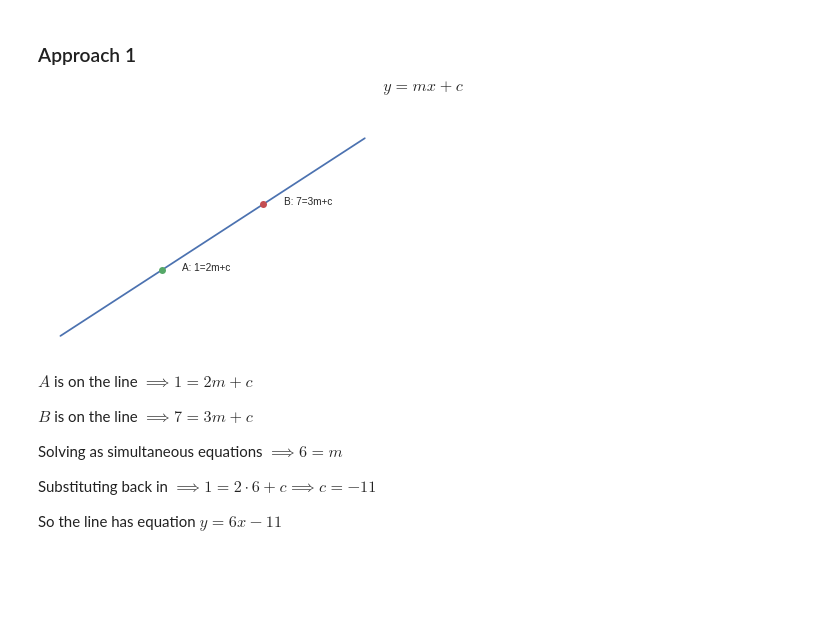
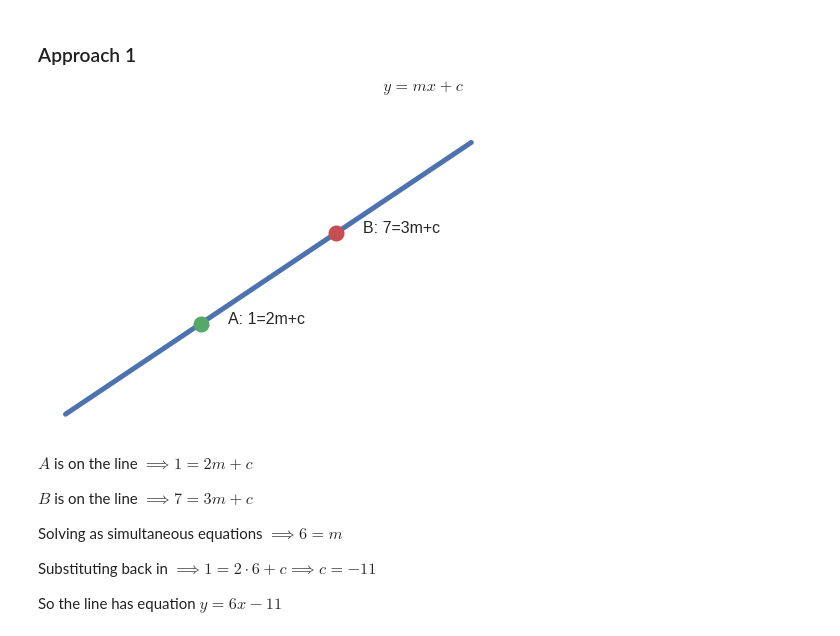
Before and after one commit to adacollege/maths-1-coordinategeometry, a Jupyter notebook: straight lines.ipynb, the cells around one changed output. Saved outputs shown, nothing was run; the diff lists cells and outputs as text; code cells hidden in the pictures; blank space fills up the shorter version.

```diff
--- a/straight lines.ipynb
+++ b/straight lines.ipynb
@@ -33,16 +33,16 @@ $$y=mx+c$$
 # %%
 xs = np.linspace(1,4,10)
 ys = 6*xs-11
 fig = plt.figure()
 ax = fig.add_subplot(111)
 ax.set_axis_off()
-ax.plot(xs,ys)
-ax.plot([2],[1],"o")
-ax.annotate("A: 1=2m+c",xy=(2,1),xytext=(2.2,1))
-ax.plot([3],[7],"o")
-ax.annotate("B: 7=3m+c",xy=(3,7),xytext=(3.2,7));
+ax.plot(xs,ys, lw=5)
+ax.plot([2],[1],"o", markersize=16)
+ax.annotate("A: 1=2m+c",xy=(2,1),xytext=(2.2,1), fontsize=16)
+ax.plot([3],[7],"o", markersize=16)
+ax.annotate("B: 7=3m+c",xy=(3,7),xytext=(3.2,7), fontsize=16);
 # %% [output]
-[figure, old version]
+[figure, new version]
 # %% [markdown]
 $A$ is on the line $\implies 1=2m+c$
 
```
Also changed, not shown: parts of 1 cell of this notebook, 1 other file.
